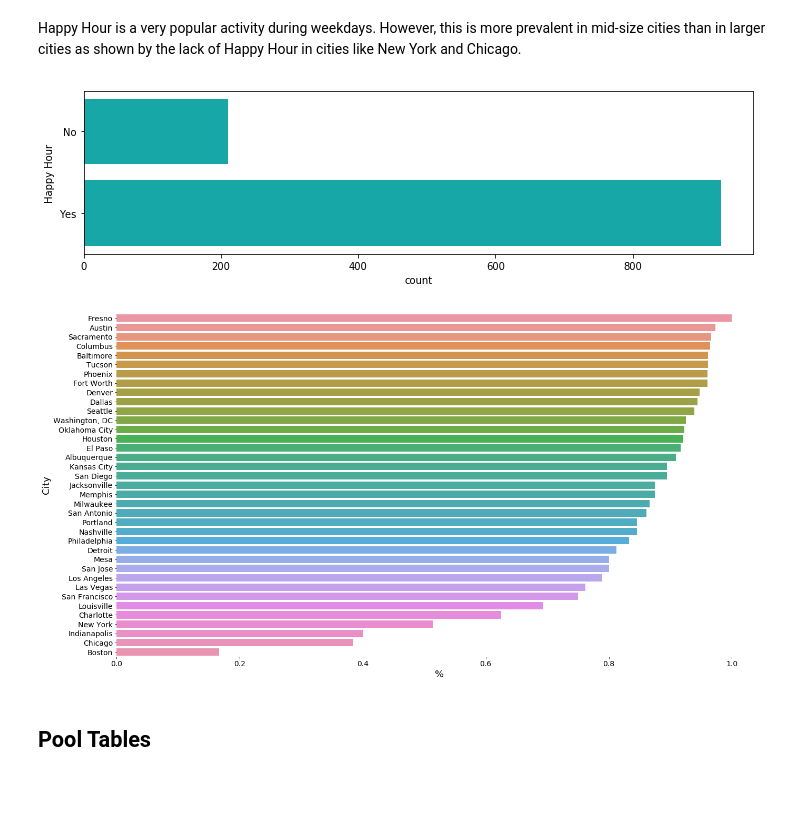
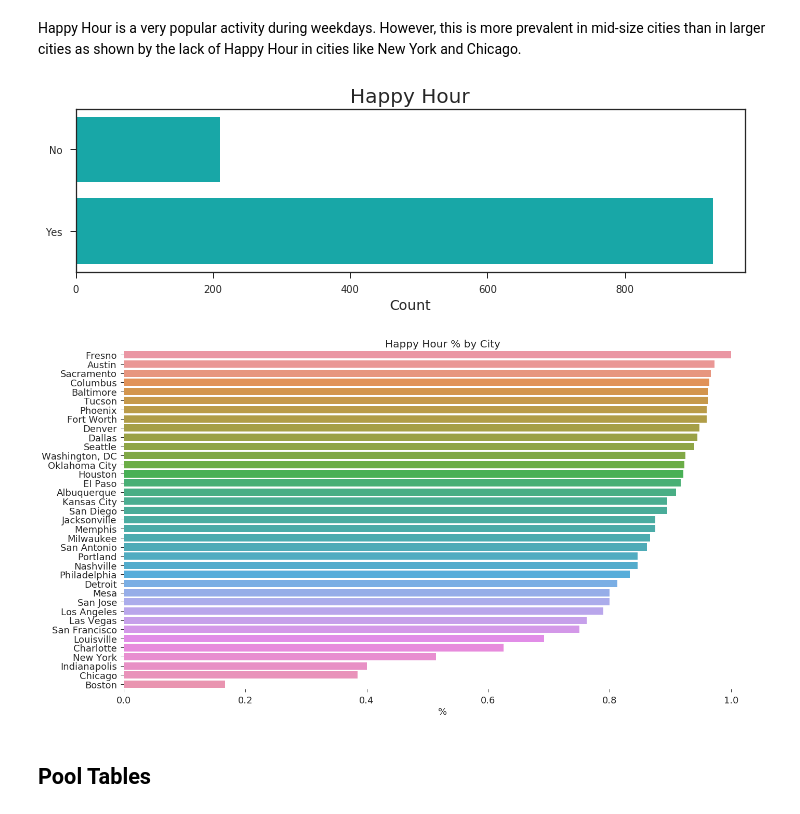
Before and after one commit to CollierKing/Cities_Bars_Yelp, a Jupyter notebook: yelp_bars_exploratory.ipynb, the cells around one changed output. Cells and saved outputs as stored; diff of their text form; code cells hidden in the pictures; blank space fills up the shorter version.

```diff
--- a/yelp_bars_exploratory.ipynb
+++ b/yelp_bars_exploratory.ipynb
@@ -209,8 +276,12 @@ Happy Hour is a very popular activity during weekdays.  However, this is more pr
 # %%
 f, ax = plt.subplots(figsize=(12, 3))
 sns.countplot(y="Happy Hour", data=bar_data2, color="c");
+
+ax.set_title("Happy Hour",fontsize=20);
+ax.set_xlabel("Count",fontsize=14)
+ax.set_ylabel("");
 # %% [output]
-[figure, old version]
+[figure, new version]
 # %%
 bar_hh = pd.get_dummies(bar_data2['Happy Hour'],prefix="Happy Hour")
 bar_hh['City'] = bar_data2['City']
@@ -227,12 +298,13 @@ sns.barplot(y='City', x='Happy Hour', data=bar_hh_grp, ax=ax1,linewidth=2.5);
 sns.despine(left=True, bottom=True)
 # ax1.set(xlabel='%', ylabel='City');
 
-ax1.set_ylabel("City",fontsize=18)
-ax1.set_xlabel("%",fontsize=18)
-ax1.xaxis.set_tick_params(labelsize=14)
-ax1.yaxis.set_tick_params(labelsize=14)
+ax1.set_title("Happy Hour % by City",fontsize=20);
+ax1.set_xlabel("%",fontsize=18);
+ax1.set_ylabel("");
+ax1.yaxis.set_tick_params(labelsize=18);
+ax1.xaxis.set_tick_params(labelsize=18);
 # %% [output]
-[figure, old version]
+[figure, new version]
 # %% [markdown]
 ## Pool Tables
 # %% [markdown]
```
Also changed, not shown: parts of 83 cells of this notebook, 1 other file.
